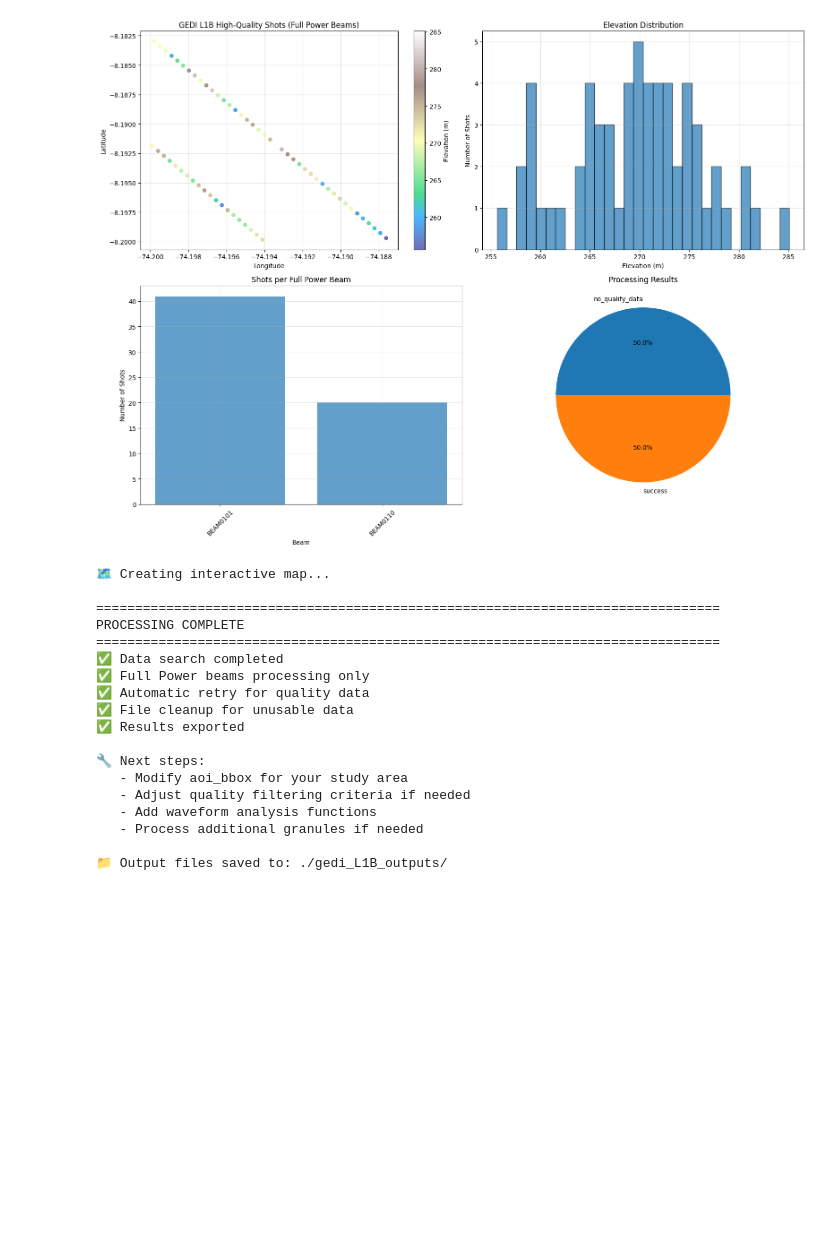
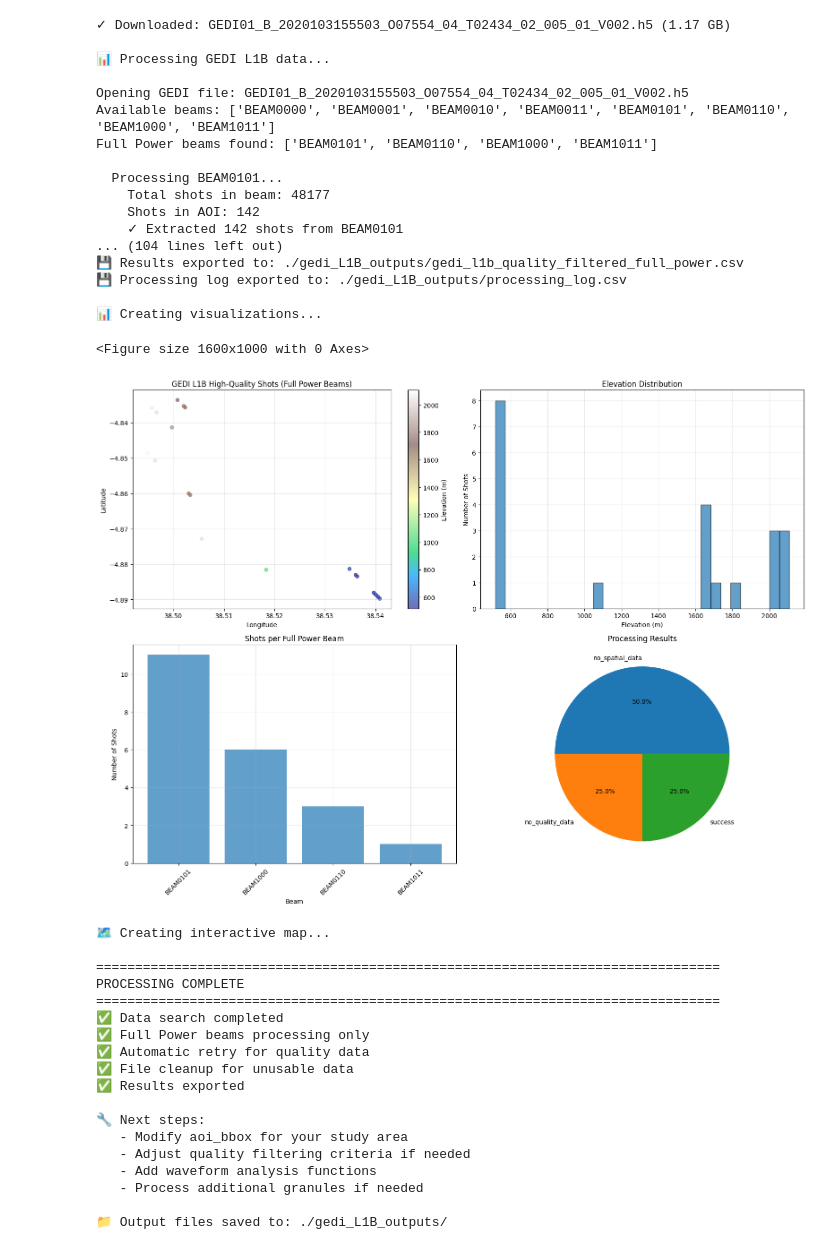
Before and after one commit to EC-GID/CSSresponsive, a Jupyter notebook: gedi_l1b_processing.ipynb, the cells around one changed output. Drawn from its saved outputs; the diff is of its cells as text; code cells hidden in the pictures; blank space fills up the shorter version.

```diff
--- a/gedi_l1b_processing.ipynb
+++ b/gedi_l1b_processing.ipynb
@@ -44,7 +44,8 @@ Requirement already satisfied: yarl<2.0,>=1.17.0 in /usr/local/lib/python3.12/di
 Requirement already satisfied: six>=1.5 in /usr/local/lib/python3.12/dist-packages (from python-dateutil<3.0.0,>=2.8.2->python-cmr>=0.10.0->earthaccess) (1.17.0)
 All libraries imported successfully!
 # %%
-# Authenticate with NASA Earthdata
+import earthaccess
+
 auth = earthaccess.login()
 
 if auth.authenticated:
@@ -53,8 +54,8 @@ else:
     print("✗ Authentication failed. Please check your credentials.")
 
 # Define your Area of Interest (AOI)
-# Example: William Bankhead National Forest and surrounding area near Double Springs, AL
-aoi_bbox = [-74.2, -8.2, -74.1, -8.1]  # [min_lon, min_lat, max_lon, max_lat]
+# Mazumbai Forest Reserve, Lushoto, Tanga, Tanzania
+aoi_bbox = [38.48, -4.89, 38.56, -4.83]  # [min_lon, min_lat, max_lon, max_lat]
 
 print(f"Area of Interest (Bounding Box): {aoi_bbox}")
 print(f"Longitude range: {aoi_bbox[0]} to {aoi_bbox[2]}")
@@ -661,22 +678,40 @@ Full Power beams found: ['BEAM0101', 'BEAM0110', 'BEAM1000', 'BEAM1011']
+✓ Downloaded: GEDI01_B_2020103155503_O07554_04_T02434_02_005_01_V002.h5 (1.17 GB)
+
+📊 Processing GEDI L1B data...
+
+Opening GEDI file: GEDI01_B_2020103155503_O07554_04_T02434_02_005_01_V002.h5
+Available beams: ['BEAM0000', 'BEAM0001', 'BEAM0010', 'BEAM0011', 'BEAM0101', 'BEAM0110', 'BEAM1000', 'BEAM1011']
+Full Power beams found: ['BEAM0101', 'BEAM0110', 'BEAM1000', 'BEAM1011']
+
+  Processing BEAM0101...
+    Total shots in beam: 48177
+    Shots in AOI: 142
+    ✓ Extracted 142 shots from BEAM0101
+... (104 lines left out)
+💾 Results exported to: ./gedi_L1B_outputs/gedi_l1b_quality_filtered_full_power.csv
+💾 Processing log exported to: ./gedi_L1B_outputs/processing_log.csv
+
+📊 Creating visualizations...
+<Figure size 1600x1000 with 0 Axes>
-[figure, old version]
+[figure, new version]
-🗺️ Creating interactive map...
-
-================================================================================
-PROCESSING COMPLETE
-================================================================================
-✅ Data search completed
-✅ Full Power beams processing only
-✅ Automatic retry for quality data
-✅ File cleanup for unusable data
-✅ Results exported
-
-🔧 Next steps:
-   - Modify aoi_bbox for your study area
-   - Adjust quality filtering criteria if needed
-   - Add waveform analysis functions
-   - Process additional granules if needed
-
-📁 Output files saved to: ./gedi_L1B_outputs/
+🗺️ Creating interactive map...
+
+================================================================================
+PROCESSING COMPLETE
+================================================================================
+✅ Data search completed
+✅ Full Power beams processing only
+✅ Automatic retry for quality data
+✅ File cleanup for unusable data
+✅ Results exported
+
+🔧 Next steps:
+   - Modify aoi_bbox for your study area
+   - Adjust quality filtering criteria if needed
+   - Add waveform analysis functions
+   - Process additional granules if needed
+
+📁 Output files saved to: ./gedi_L1B_outputs/
 # %%
 # GEDI L1B Waveform Visualization - Simplified Version
 # Run this AFTER the main processing code block has completed successfully
```
Also changed, not shown: parts of 4 cells of this notebook.
